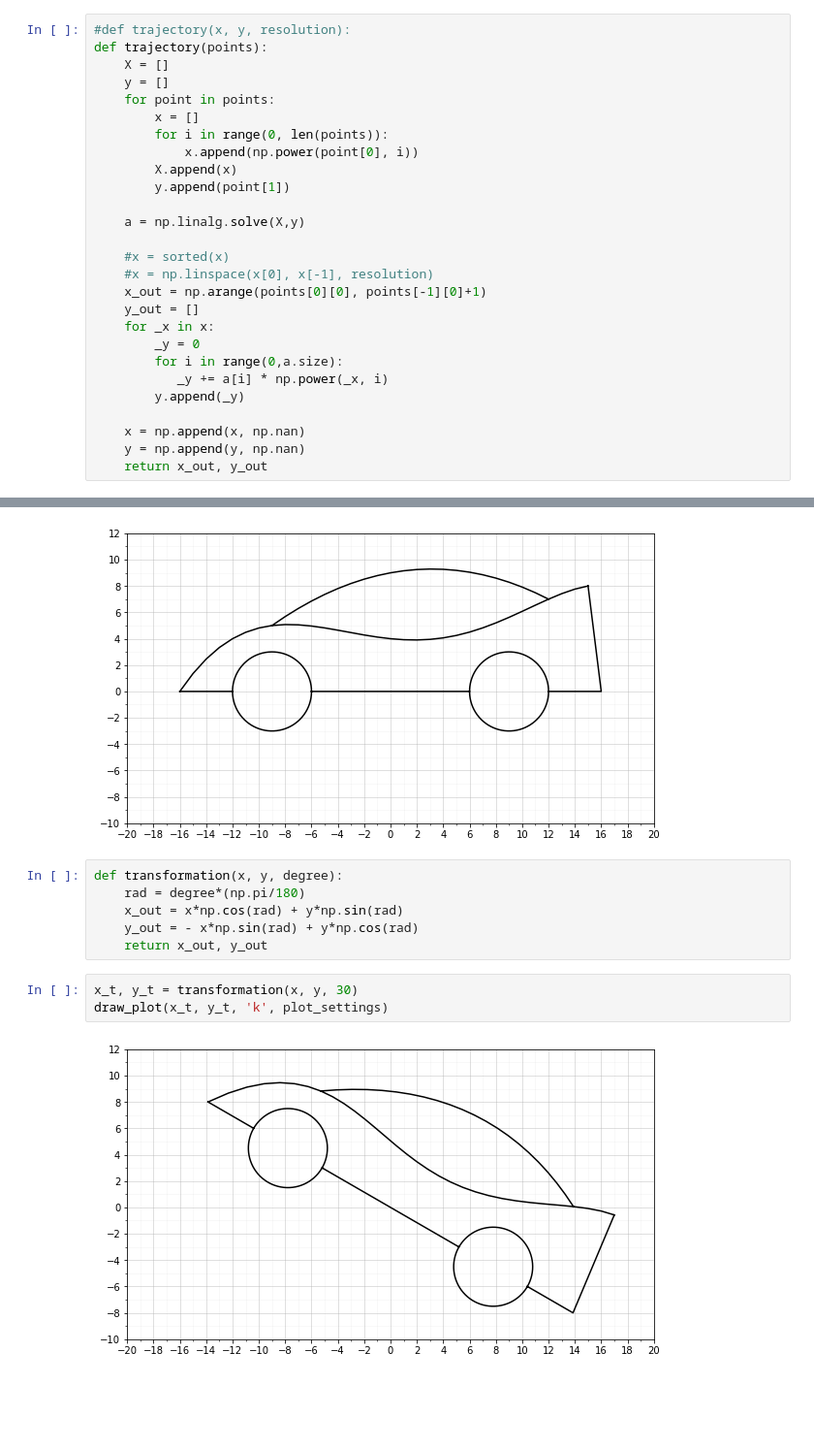
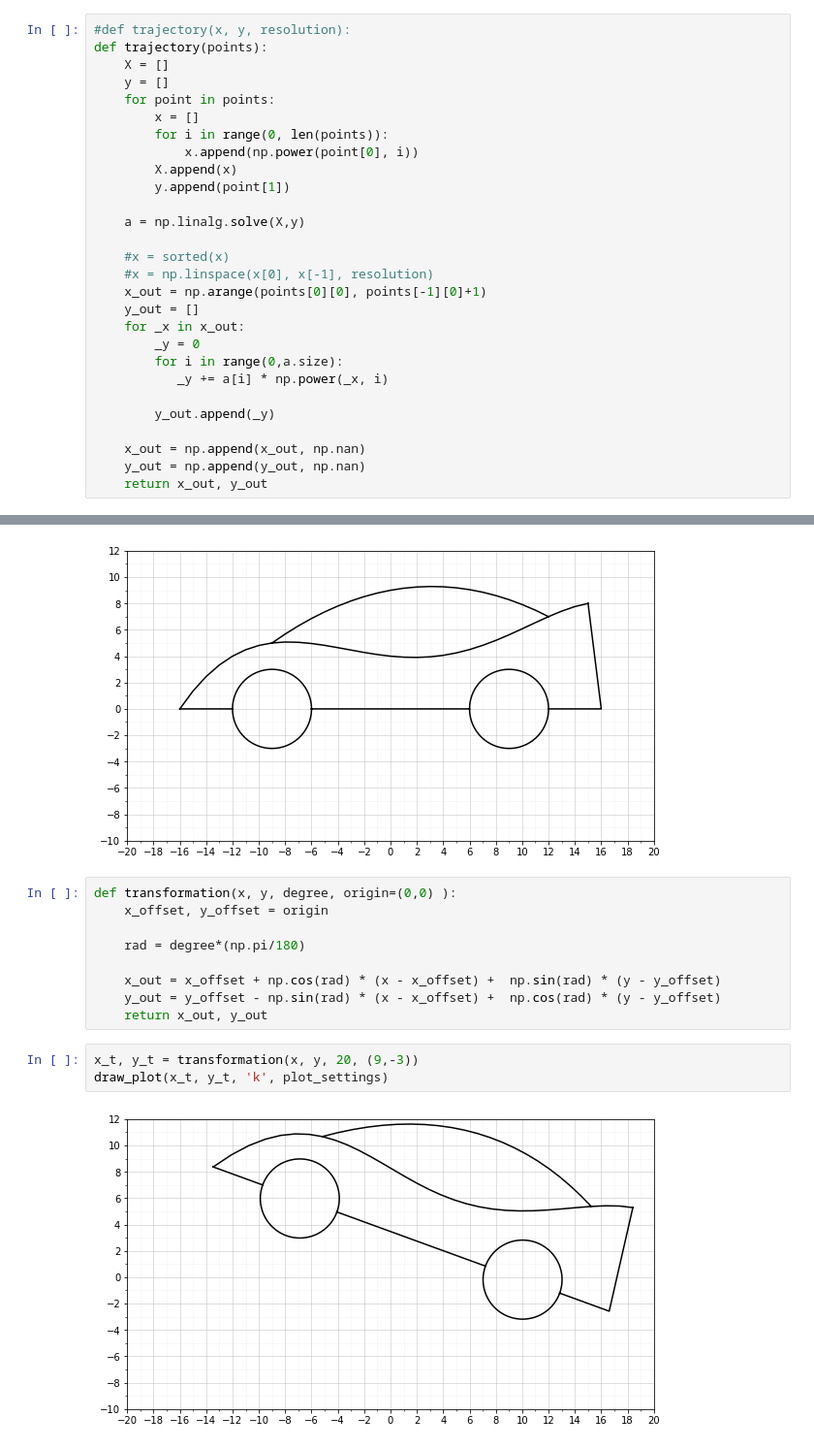
Before and after one commit to Wroyk-UniProjects/Mathe2Labor, a Jupyter notebook: newCar.ipynb, the cells around one changed output, grey strips where cells are left out. Shown at 97% size. Cells and saved outputs as stored; diff of their text form; blank space fills up the shorter version.

```diff
--- a/newCar.ipynb
+++ b/newCar.ipynb
@@ -77,14 +77,15 @@ def trajectory(points):
     #x = np.linspace(x[0], x[-1], resolution)
     x_out = np.arange(points[0][0], points[-1][0]+1)
     y_out = []
-    for _x in x:
+    for _x in x_out:
         _y = 0
         for i in range(0,a.size):
            _y += a[i] * np.power(_x, i)
-        y.append(_y)
 
-    x = np.append(x, np.nan)
-    y = np.append(y, np.nan)
+        y_out.append(_y)
+
+    x_out = np.append(x_out, np.nan)
+    y_out = np.append(y_out, np.nan)
     return x_out, y_out
 # %%
 x_dach, y_dach = trajectory([(-9,5), (0,9), (12,7)])
@@ -105,13 +106,16 @@ draw_plot(x, y, 'k', plot_settings)
 # %% [output]
 [figure]
 # %%
-def transformation(x, y, degree):
+def transformation(x, y, degree, origin=(0,0) ):
+    x_offset, y_offset = origin
+
     rad = degree*(np.pi/180)
-    x_out = x*np.cos(rad) + y*np.sin(rad)
-    y_out = - x*np.sin(rad) + y*np.cos(rad)
+
+    x_out = x_offset + np.cos(rad) * (x - x_offset) +  np.sin(rad) * (y - y_offset)
+    y_out = y_offset - np.sin(rad) * (x - x_offset) +  np.cos(rad) * (y - y_offset)
     return x_out, y_out
 # %%
-x_t, y_t = transformation(x, y, 30)
+x_t, y_t = transformation(x, y, 20, (9,-3))
 draw_plot(x_t, y_t, 'k', plot_settings)
 # %% [output]
-[figure, old version]
+[figure, new version]
```
